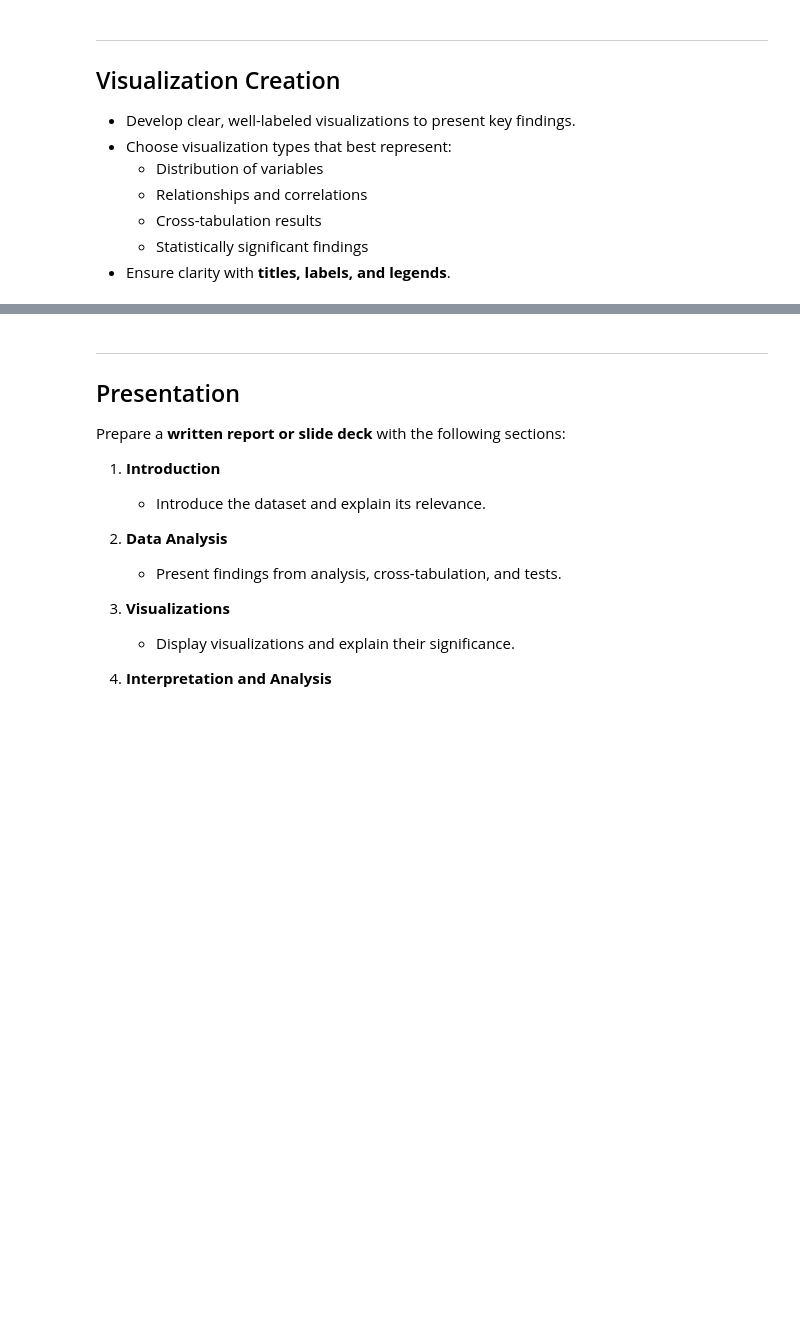
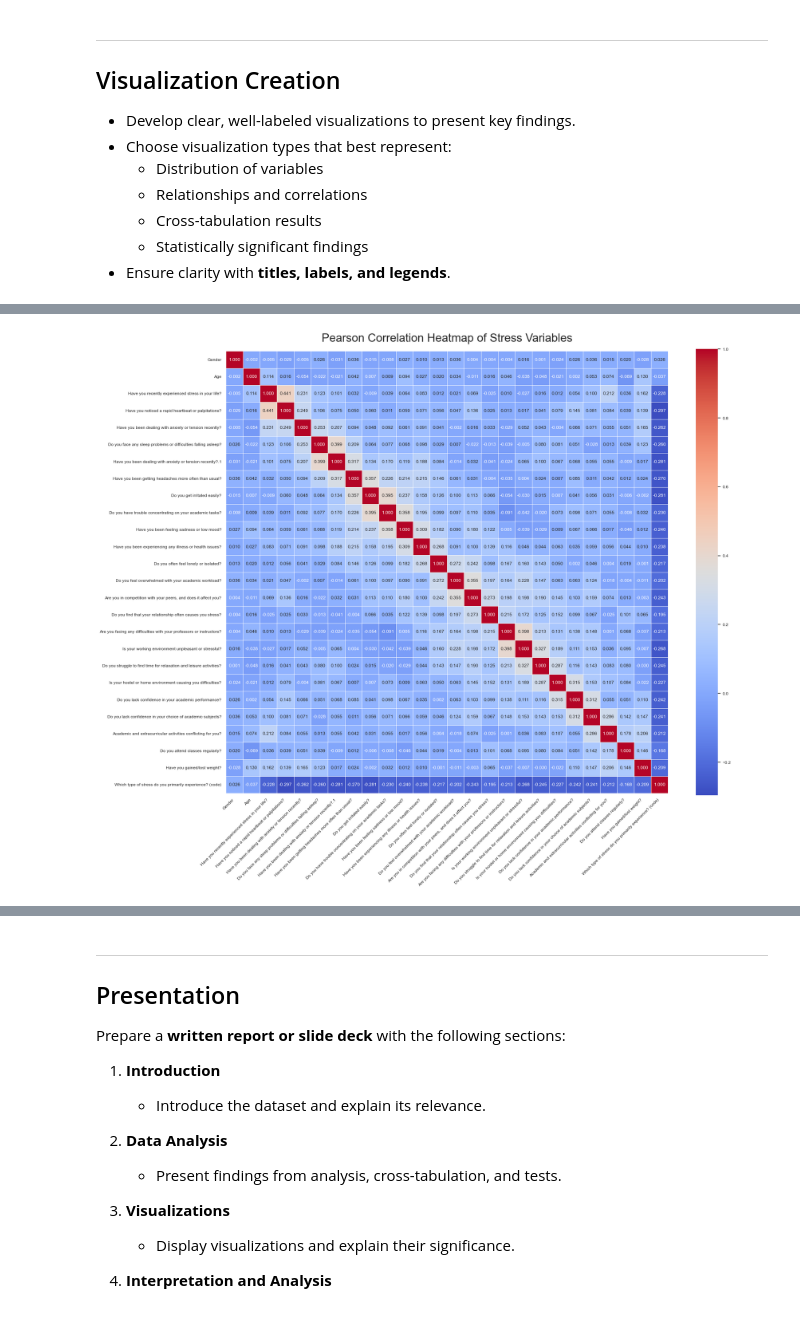
Before and after one commit to WillDBM/DATA102---Student-Stress-Group-Project, a Jupyter notebook: Dataset_2/A3.2 Notebook.ipynb, the cells around one changed output, grey strips where cells are left out. Drawn from its saved outputs; the diff is of its cells as text; code cells hidden in the pictures; blank space fills up the shorter version.

```diff
--- a/Dataset_2/A3.2 Notebook.ipynb
+++ b/Dataset_2/A3.2 Notebook.ipynb
@@ -78,0 +181,24 @@ stress_data.describe()
+# %%
+# correlation matrix heatmap
+# shows r values between numerical variables (-1 for negative correlations, +1 for positive correlations, and 0 for no correlation)
+# does not show p-values
+plt.figure(figsize=(20,20))
+sns.set(font_scale=0.8)
+
+sns.heatmap(
+    corr_matrix,
+    annot=True,
+    fmt='.3f',
+    cmap='coolwarm',
+    linewidths=0.5,
+    cbar_kws={'shrink':0.7},
+    square=True
+)
+
+plt.title('Pearson Correlation Heatmap of Stress Variables', fontsize=24, pad=20)
+plt.xticks(rotation=45, ha='right')
+plt.yticks(rotation=0)
+plt.tight_layout()
+plt.show()
+# %% [output]
+[figure, added]
```
Also changed, not shown: parts of 10 cells of this notebook.
